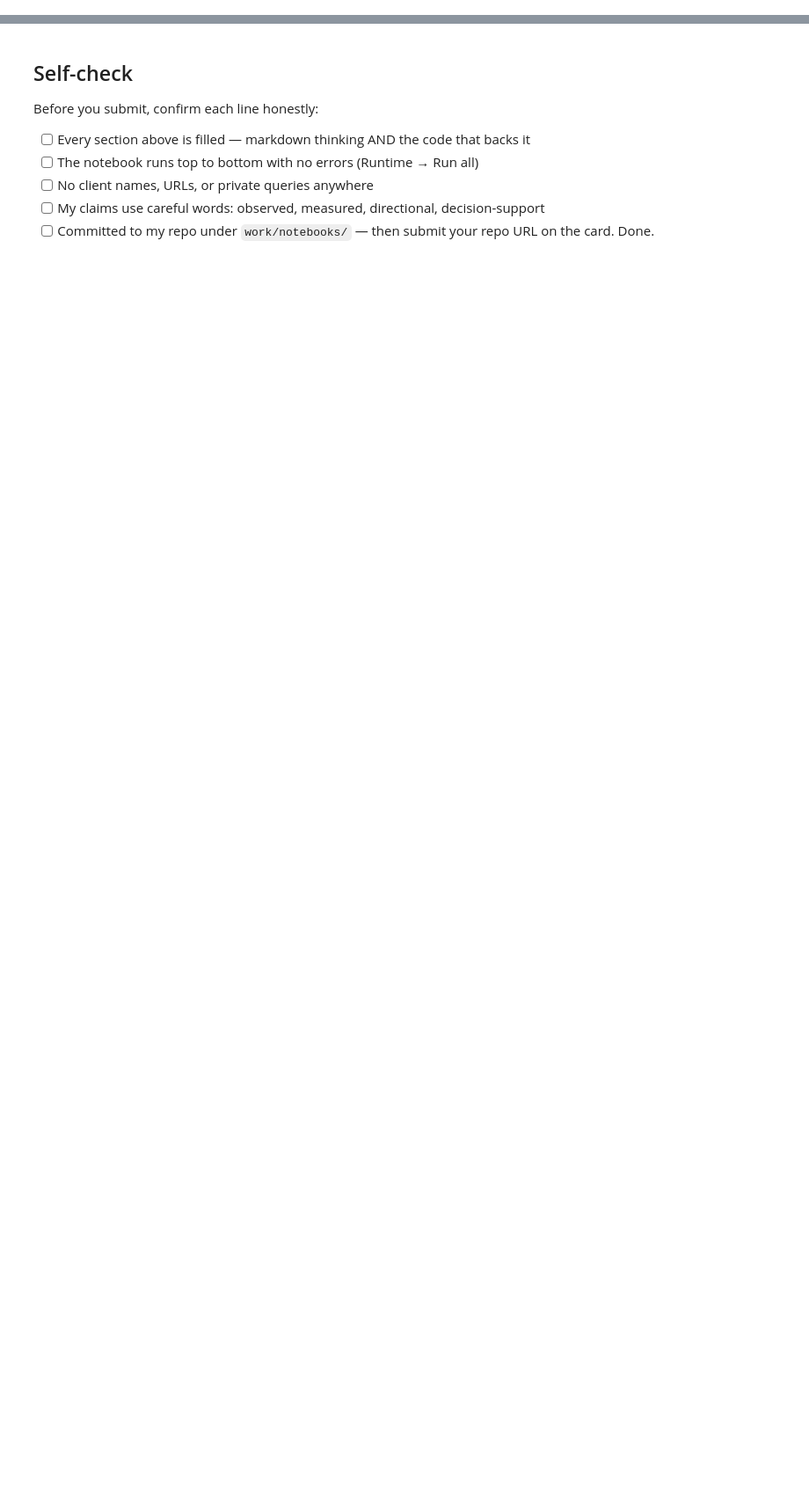
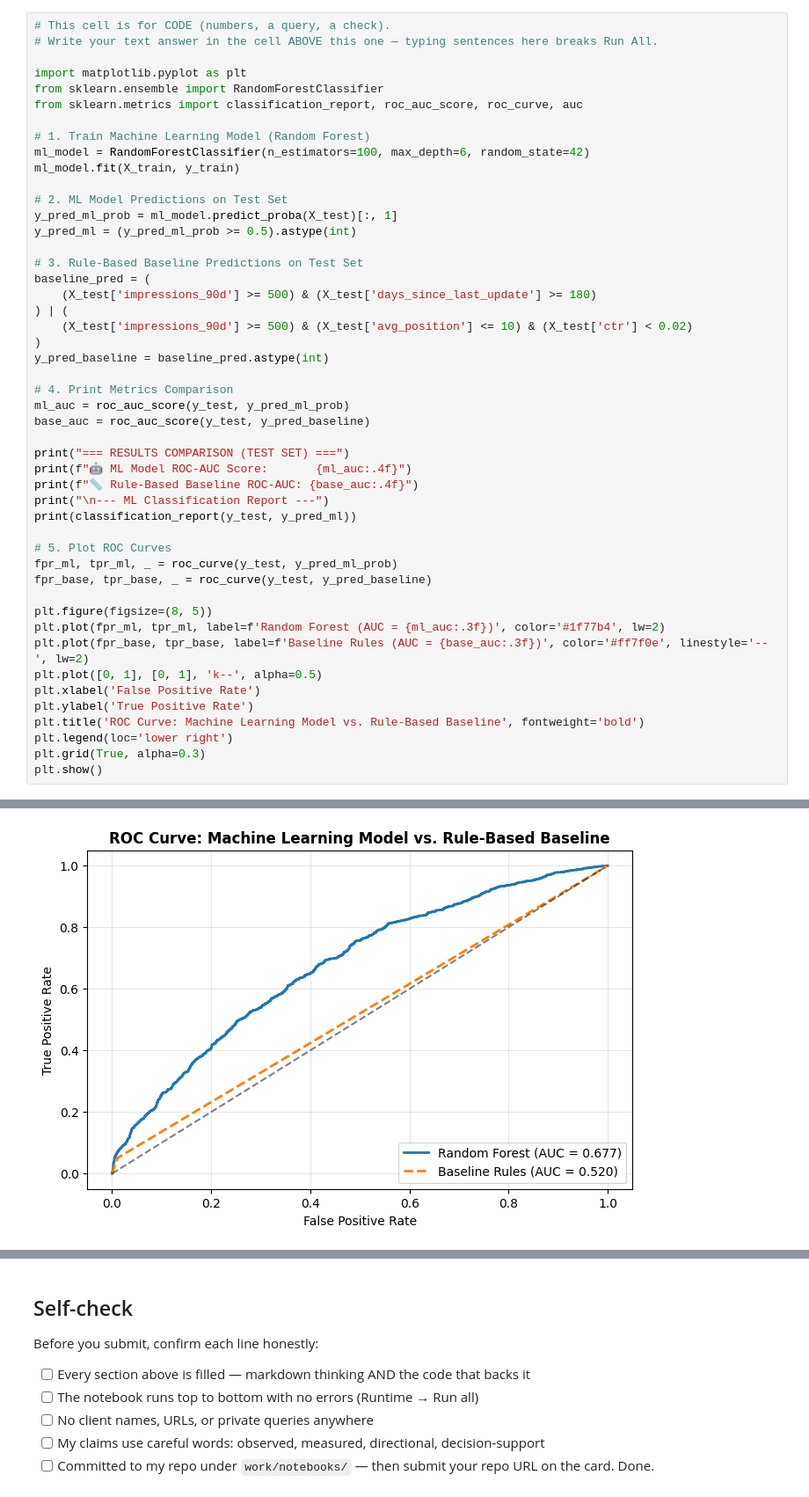
Before and after one commit to abdoehab2213-hub/First-Assignment, a Jupyter notebook: work/notebooks/capstone.ipynb, the cells around one changed output, grey strips where cells are left out. Shown at 88% size. Drawn from its saved outputs; the diff is of its cells as text; blank space fills up the shorter version.

```diff
--- a/work/notebooks/capstone.ipynb
+++ b/work/notebooks/capstone.ipynb
@@ -12,0 +177,49 @@ This skeleton is yours to fill. Work the sections **in order** — each one has
+# %%
+# This cell is for CODE (numbers, a query, a check).
+# Write your text answer in the cell ABOVE this one — typing sentences here breaks Run All.
+
+import matplotlib.pyplot as plt
+from sklearn.ensemble import RandomForestClassifier
+from sklearn.metrics import classification_report, roc_auc_score, roc_curve, auc
+
+# 1. Train Machine Learning Model (Random Forest)
+ml_model = RandomForestClassifier(n_estimators=100, max_depth=6, random_state=42)
+ml_model.fit(X_train, y_train)
+
+# 2. ML Model Predictions on Test Set
+y_pred_ml_prob = ml_model.predict_proba(X_test)[:, 1]
+y_pred_ml = (y_pred_ml_prob >= 0.5).astype(int)
+
+# 3. Rule-Based Baseline Predictions on Test Set
+baseline_pred = (
+    (X_test['impressions_90d'] >= 500) & (X_test['days_since_last_update'] >= 180)
+) | (
+    (X_test['impressions_90d'] >= 500) & (X_test['avg_position'] <= 10) & (X_test['ctr'] < 0.02)
+)
+y_pred_baseline = baseline_pred.astype(int)
+
+# 4. Print Metrics Comparison
+ml_auc = roc_auc_score(y_test, y_pred_ml_prob)
+base_auc = roc_auc_score(y_test, y_pred_baseline)
+
+print("=== RESULTS COMPARISON (TEST SET) ===")
+print(f"🤖 ML Model ROC-AUC Score:       {ml_auc:.4f}")
+print(f"📏 Rule-Based Baseline ROC-AUC: {base_auc:.4f}")
+print("\n--- ML Classification Report ---")
+print(classification_report(y_test, y_pred_ml))
+
+# 5. Plot ROC Curves
+fpr_ml, tpr_ml, _ = roc_curve(y_test, y_pred_ml_prob)
+fpr_base, tpr_base, _ = roc_curve(y_test, y_pred_baseline)
+
+plt.figure(figsize=(8, 5))
+plt.plot(fpr_ml, tpr_ml, label=f'Random Forest (AUC = {ml_auc:.3f})', color='#1f77b4', lw=2)
+plt.plot(fpr_base, tpr_base, label=f'Baseline Rules (AUC = {base_auc:.3f})', color='#ff7f0e', linestyle='--', lw=2)
+plt.plot([0, 1], [0, 1], 'k--', alpha=0.5)
+plt.xlabel('False Positive Rate')
+plt.ylabel('True Positive Rate')
+plt.title('ROC Curve: Machine Learning Model vs. Rule-Based Baseline', fontweight='bold')
+plt.legend(loc='lower right')
+plt.grid(True, alpha=0.3)
+plt.show()
+# %% [output]
@@ -12,0 +239 @@ This skeleton is yours to fill. Work the sections **in order** — each one has
+[figure, added]
```
Also changed, not shown: parts of 27 cells of this notebook.
